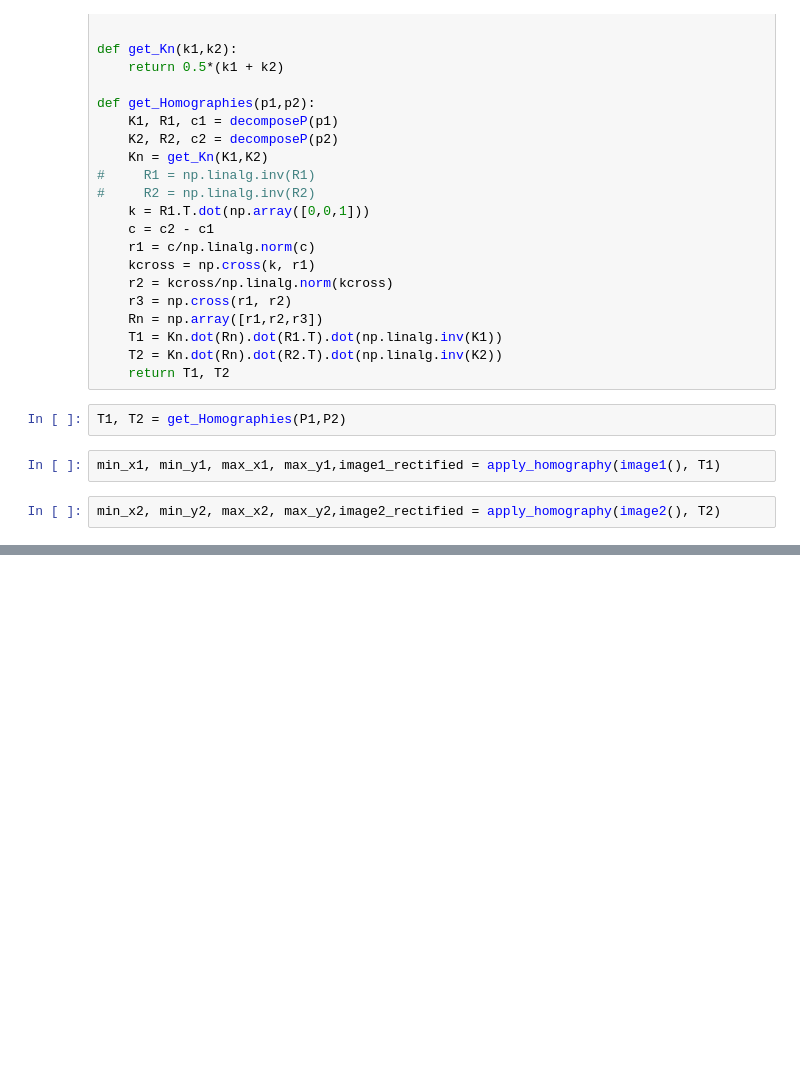
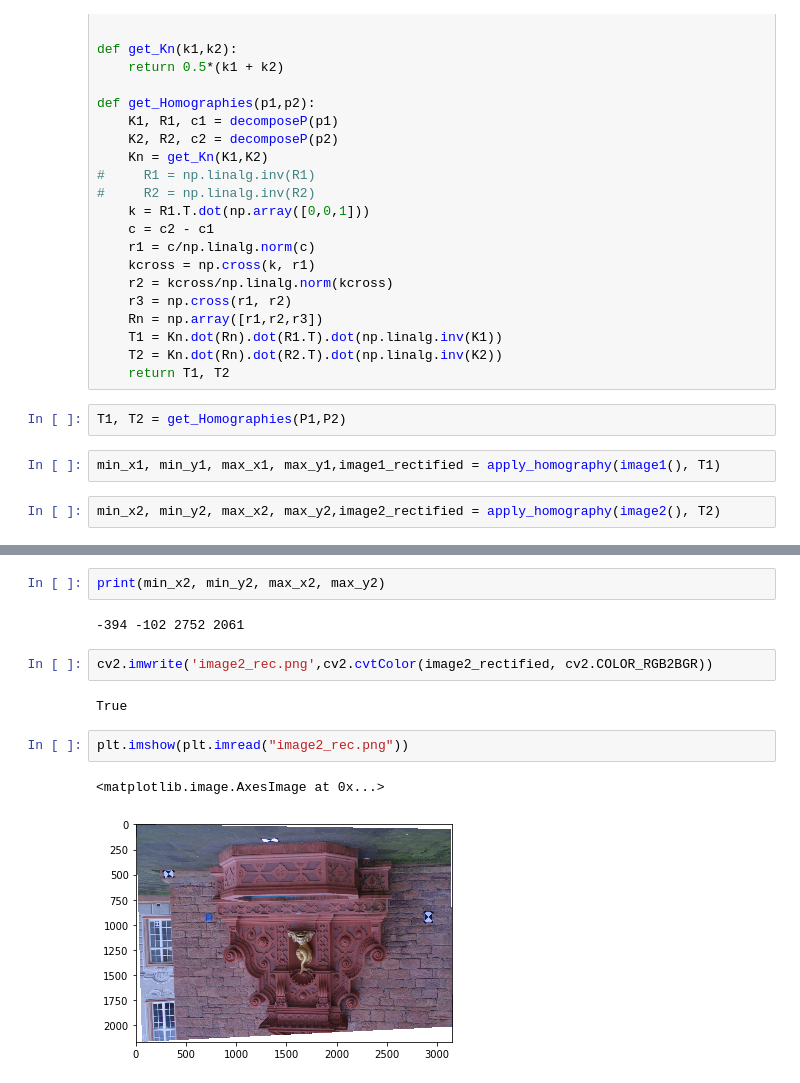
Before and after one commit to Michael-Shepherd/ComputerVision, a Jupyter notebook: Assignment4/Assignment4.ipynb, the cells around one changed output, grey strips where cells are left out. Cells and saved outputs as stored; diff of their text form; blank space fills up the shorter version.

```diff
--- a/Assignment4/Assignment4.ipynb
+++ b/Assignment4/Assignment4.ipynb
@@ -464,0 +467,13 @@ print(min_x1, min_y1, max_x1, max_y1)
+# %%
+print(min_x2, min_y2, max_x2, max_y2)
+# %% [output]
+-394 -102 2752 2061
+# %%
+cv2.imwrite('image2_rec.png',cv2.cvtColor(image2_rectified, cv2.COLOR_RGB2BGR))
+# %% [output]
+True
+# %%
+plt.imshow(plt.imread("image2_rec.png"))
+# %% [output]
+<matplotlib.image.AxesImage at 0x...>
+[figure, added]
```
Also changed, not shown: parts of 7 cells of this notebook, 2 other files.
